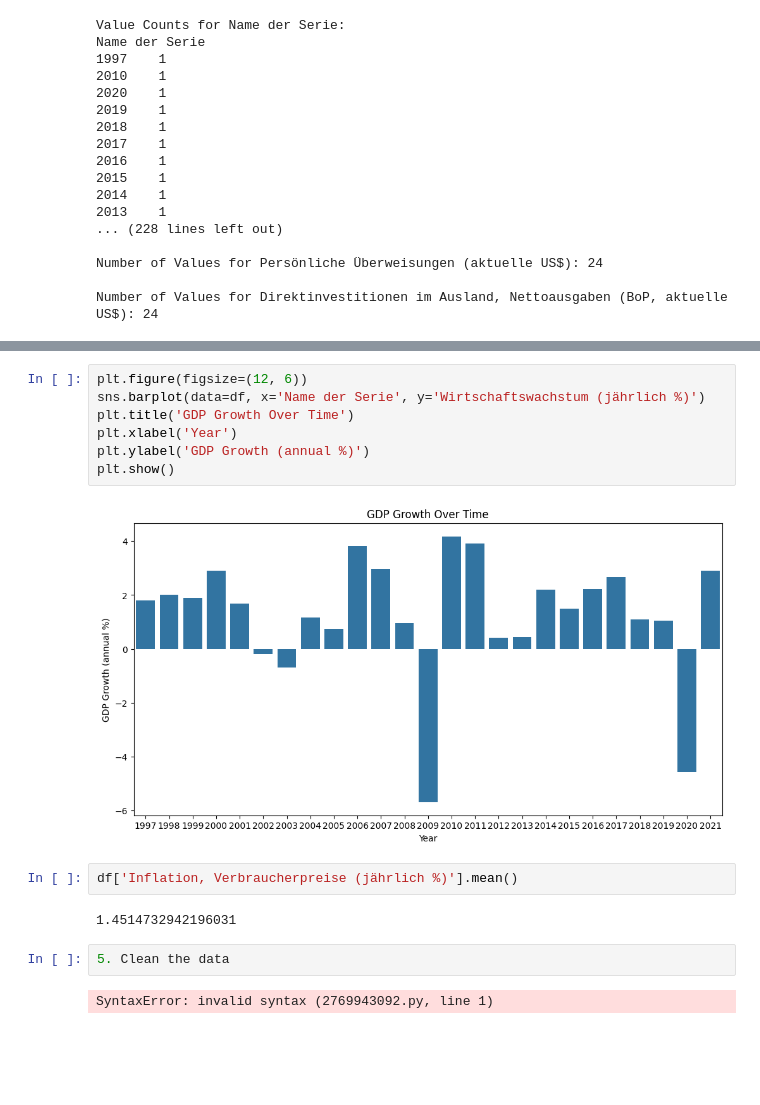
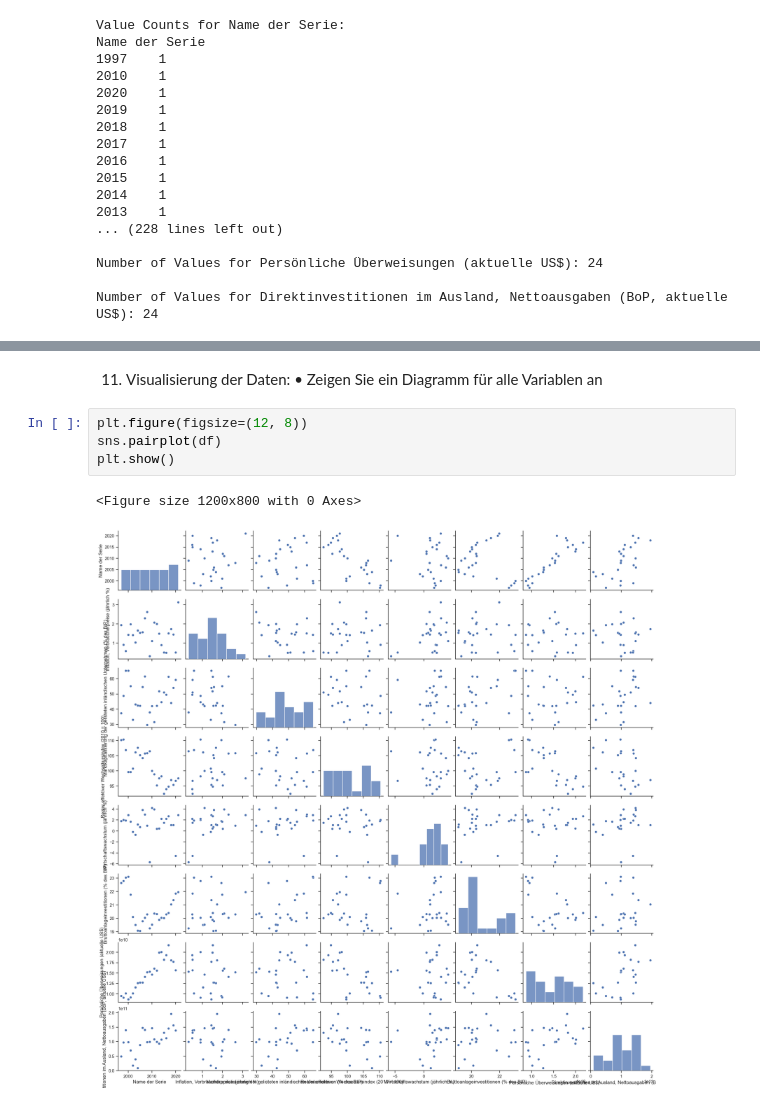
Before and after one commit to mjzago/INTOcode, a Jupyter notebook: Agile Data Project with Python/Germany.ipynb, the cells around one changed output, grey strips where cells are left out. Cells and saved outputs as stored; diff of their text form; blank space fills up the shorter version.

```diff
--- a/Agile Data Project with Python/Germany.ipynb
+++ b/Agile Data Project with Python/Germany.ipynb
@@ -271,17 +279,10 @@ plt.show()
-# %%
-plt.figure(figsize=(12, 6))
-sns.barplot(data=df, x='Name der Serie', y='Wirtschaftswachstum (jährlich %)')
-plt.title('GDP Growth Over Time')
-plt.xlabel('Year')
-plt.ylabel('GDP Growth (annual %)')
-plt.show()
-# %% [output]
-[figure, removed]
-# %%
-df['Inflation, Verbraucherpreise (jährlich %)'].mean()
-# %% [output]
-1.4514732942196031
-# %%
-5. Clean the data
-# %% [output]
-SyntaxError: invalid syntax (2769943092.py, line 1)
+# %% [markdown]
+11. Visualisierung der Daten:
+• Zeigen Sie ein Diagramm für alle Variablen an
+# %%
+plt.figure(figsize=(12, 8))
+sns.pairplot(df)
+plt.show()
+# %% [output]
+<Figure size 1200x800 with 0 Axes>
+[figure, added]
```
Also changed, not shown: parts of 8 cells of this notebook.
